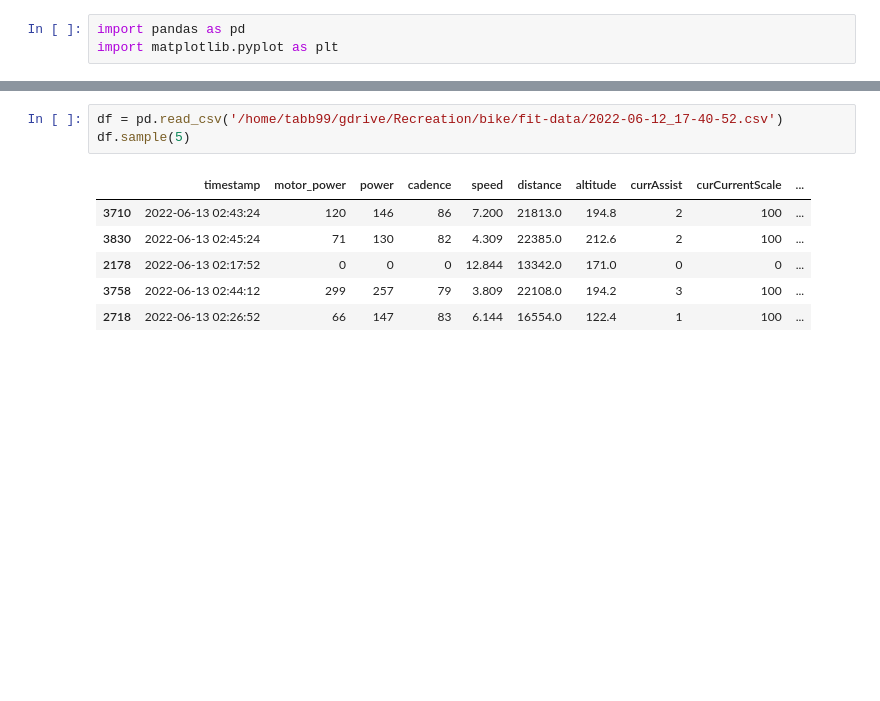
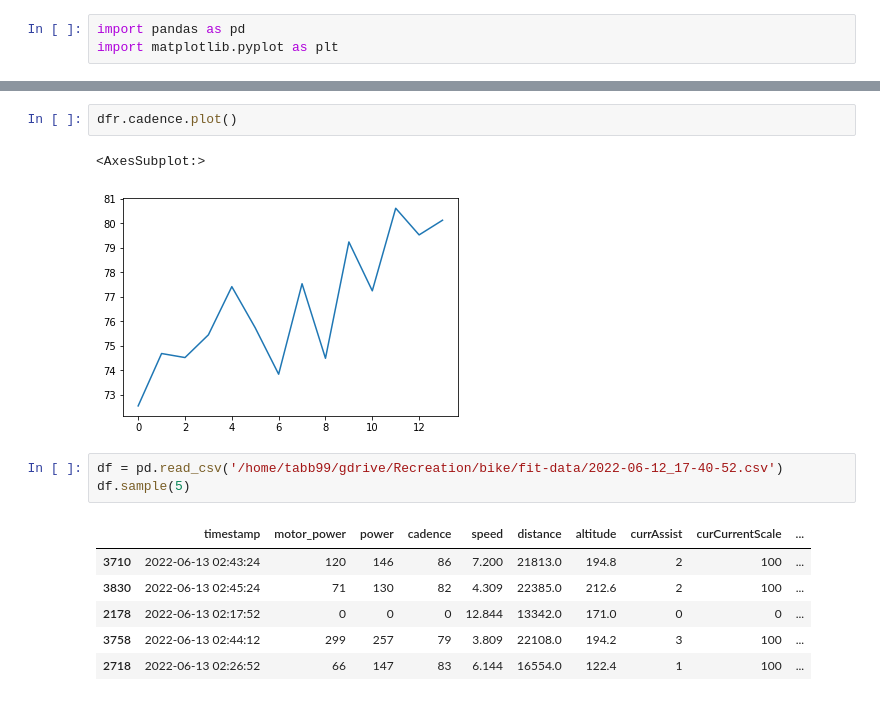
Before and after one commit to alanmitchell/specialized-data, a Jupyter notebook: analyze_fit.ipynb, the cells around one changed output, grey strips where cells are left out. Drawn from its saved outputs; the diff is of its cells as text; blank space fills up the shorter version.

```diff
--- a/analyze_fit.ipynb
+++ b/analyze_fit.ipynb
@@ -4,3 +19,8 @@ import matplotlib.pyplot as plt
+# %%
+dfr.cadence.plot()
+# %% [output]
+<AxesSubplot:>
+[figure, added]
 # %%
 df = pd.read_csv('/home/tabb99/gdrive/Recreation/bike/fit-data/2022-06-12_17-40-52.csv')
 df.sample(5)
```
Also changed, not shown: parts of 2 cells of this notebook, 2 other files.
